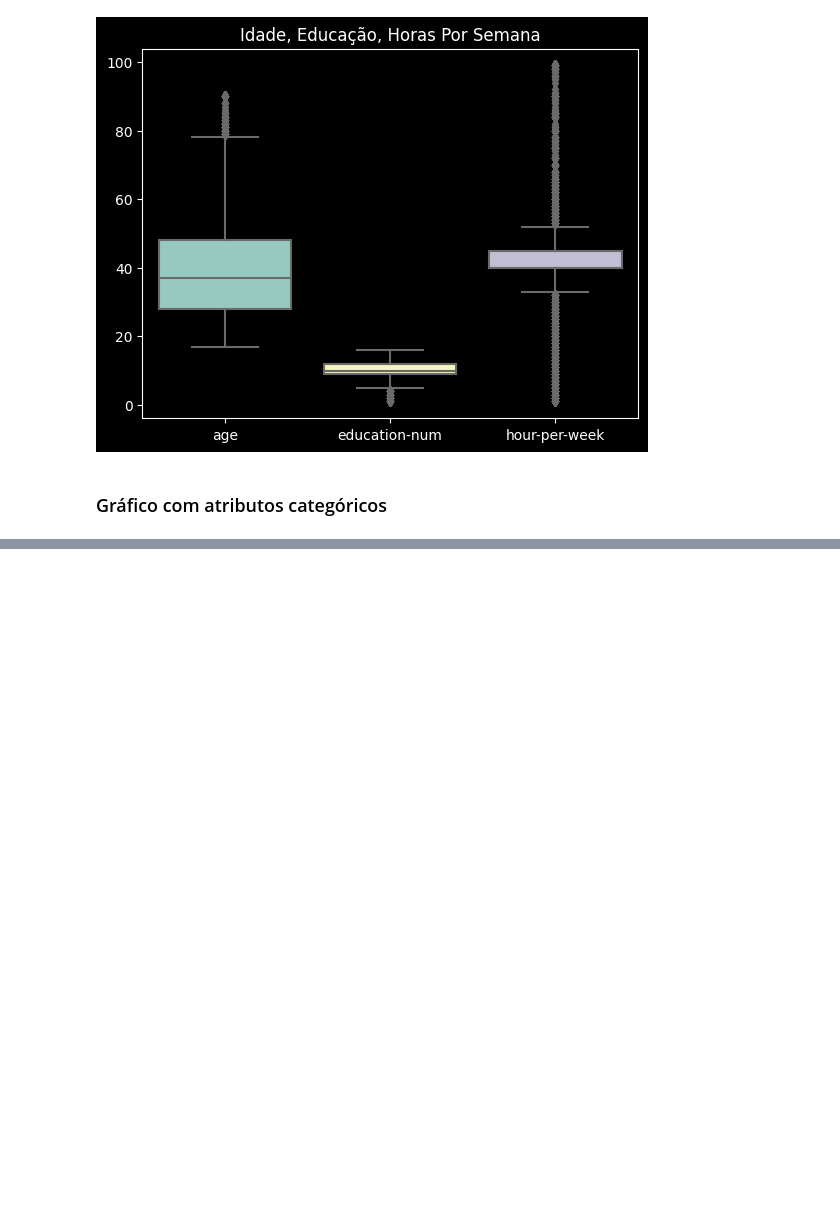
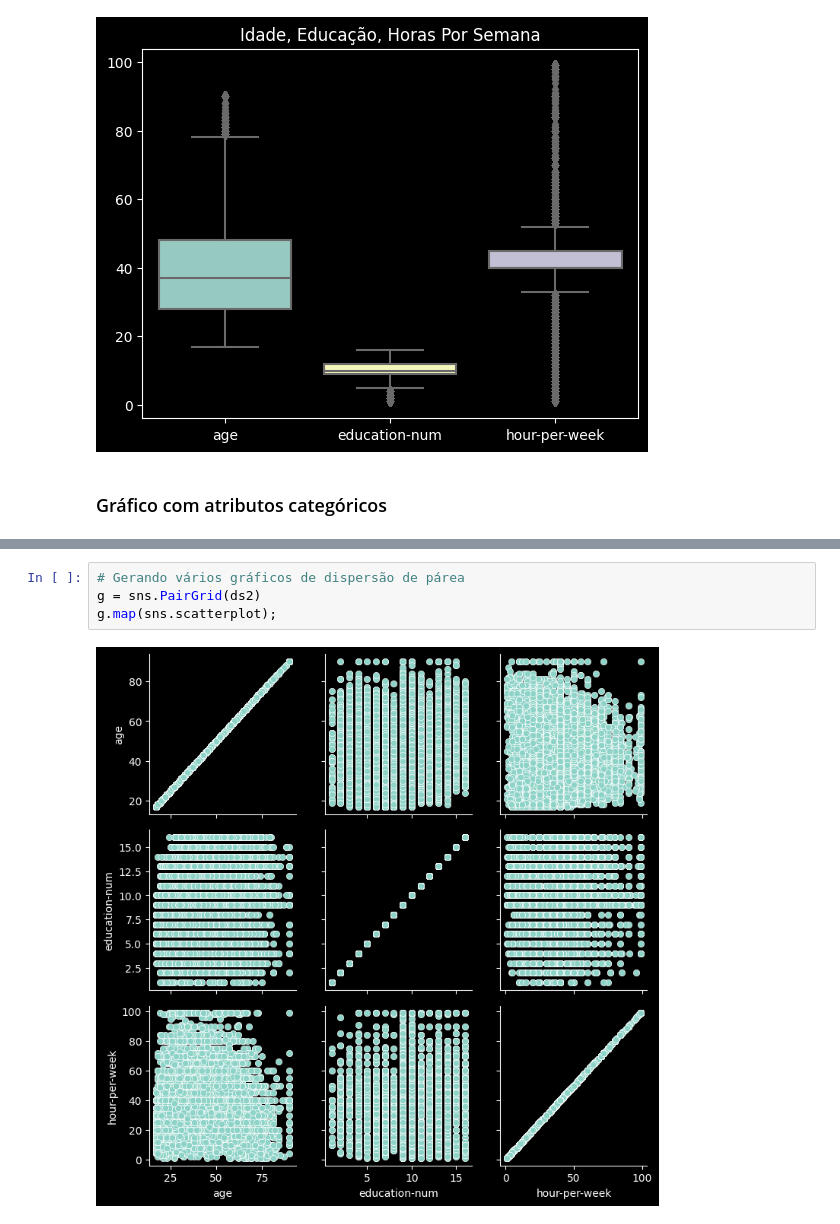
Before and after one commit to Joao-Inacio/Statistics_for-Data_Science, a Jupyter notebook: Visualizacao/Graficos.ipynb, the cells around one changed output, grey strips where cells are left out. Drawn from its saved outputs; the diff is of its cells as text; blank space fills up the shorter version.

```diff
--- a/Visualizacao/Graficos.ipynb
+++ b/Visualizacao/Graficos.ipynb
@@ -148,0 +169,6 @@ sns.catplot(
+# %%
+# Gerando vários gráficos de dispersão de párea
+g = sns.PairGrid(ds2)
+g.map(sns.scatterplot);
+# %% [output]
+[figure, added]
```
Also changed, not shown: parts of 8 cells of this notebook.
